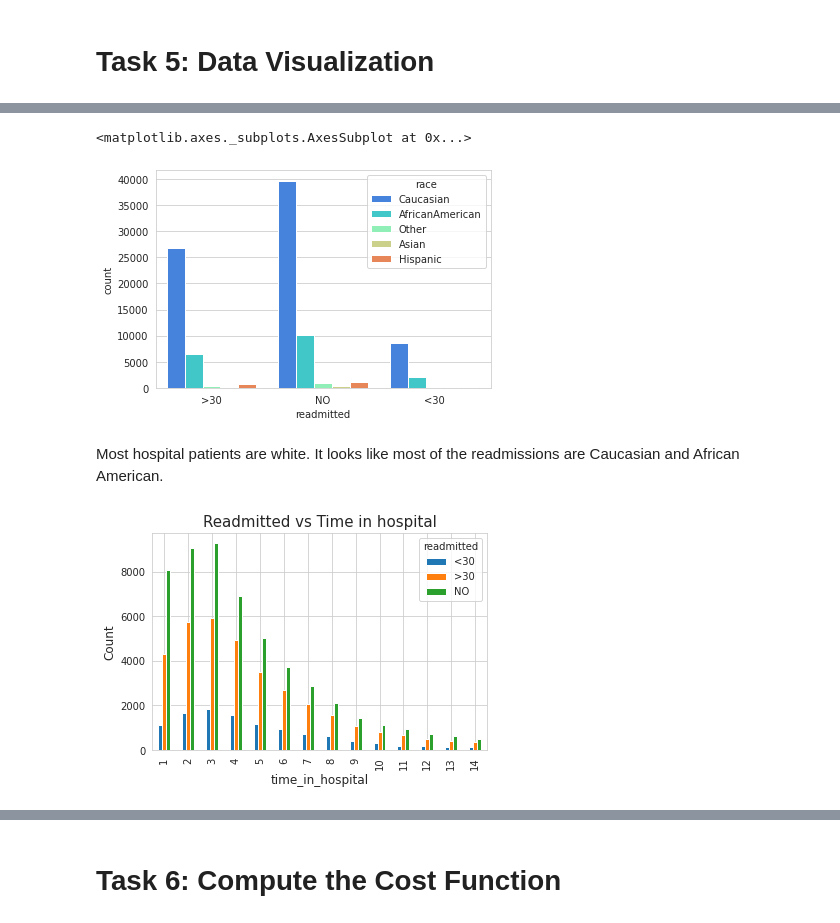
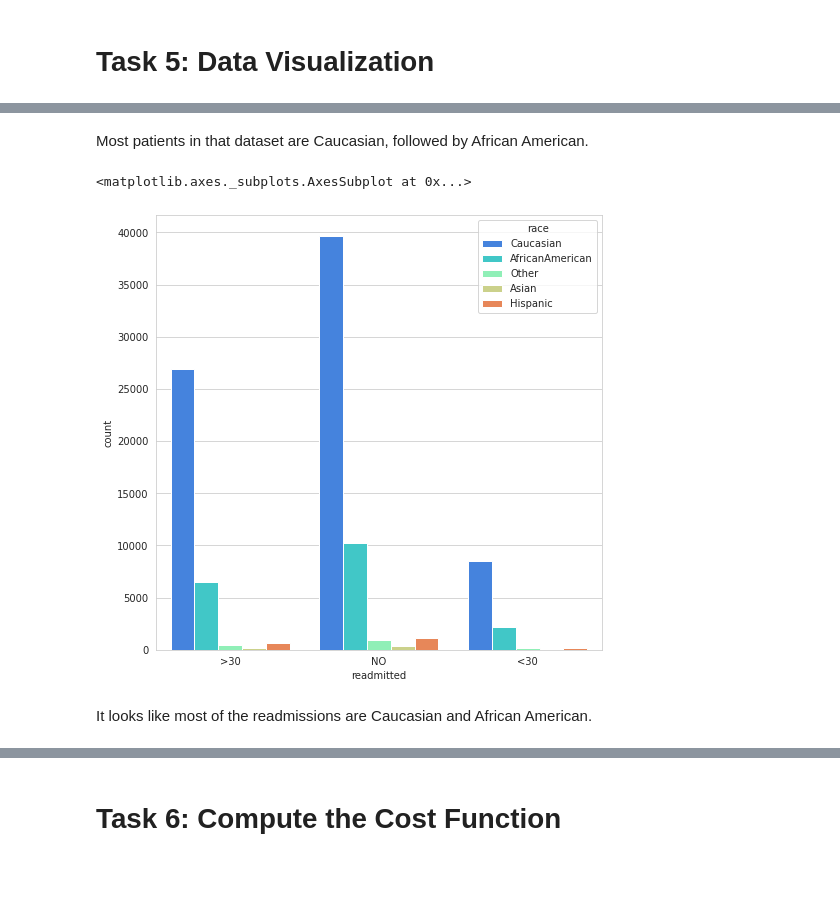
Before and after one commit to markquark125/Summer-MicroCredentials, a Jupyter notebook: Diabetic_Data_Analysis2.ipynb, the cells around one changed output, grey strips where cells are left out. Drawn from its saved outputs; the diff is of its cells as text; code cells hidden in the pictures; blank space fills up the shorter version.

```diff
--- a/Diabetic_Data_Analysis2.ipynb
+++ b/Diabetic_Data_Analysis2.ipynb
@@ -580,0 +577,4 @@ Note,
+# %%
+fig = plt.figure(figsize=(8,8))
+sns.set_style('whitegrid')
+sns.countplot(x= 'race', data=diabetes_df_copy)
@@ -581,16 +584,11 @@ Note,
+# %% [markdown]
+Most patients in that dataset are Caucasian, followed by African American.
 # %%
+fig = plt.figure(figsize=(8,8))
 sns.set_style('whitegrid')
 sns.countplot(x='readmitted', hue='race', data=diabetes_df_copy, palette='rainbow')
 # %% [output]
 <matplotlib.axes._subplots.AxesSubplot at 0x...>
-[figure, old version]
+[figure, new version]
 # %% [markdown]
-Most hospital patients are white. It looks like most of the readmissions are Caucasian and African American.
+It looks like most of the readmissions are Caucasian and African American.
-# %%
-pd.crosstab(diabetes_df_copy.time_in_hospital,diabetes_df_copy.readmitted).plot(kind = "bar")
-plt.title("Readmitted vs Time in hospital", fontsize = 15)
-plt.ylabel("Count", fontsize = 12)
-plt.xlabel("time_in_hospital",fontsize = 12)
-plt.show()
-# %% [output]
-[figure, removed]
```
Also changed, not shown: parts of 31 cells of this notebook.
